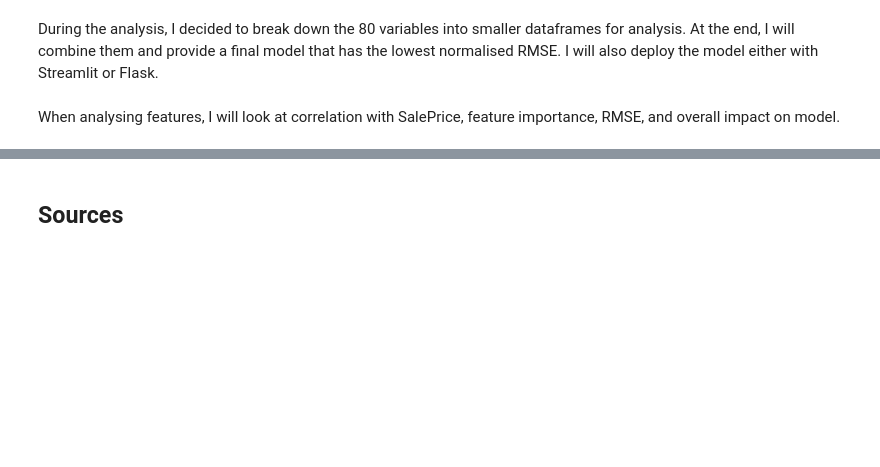
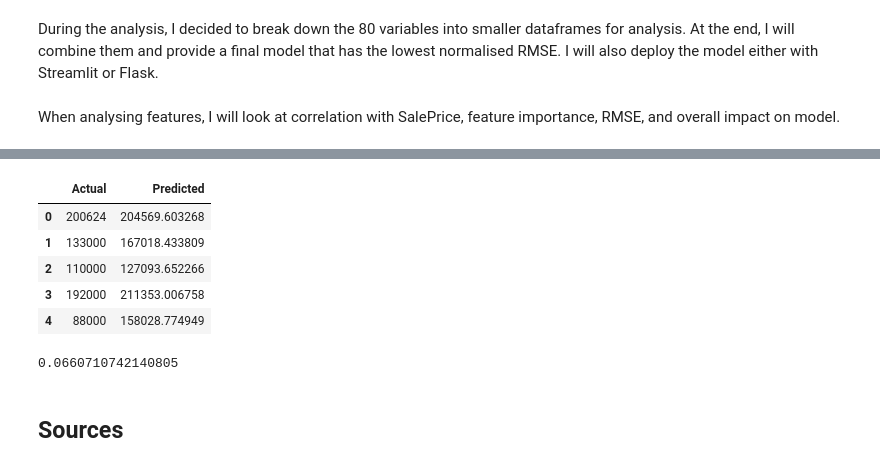
Before and after one commit to oliverkpan/IowaHousePricing, a Jupyter notebook: iowa_final.ipynb, the cells around one changed output, grey strips where cells are left out. Drawn from its saved outputs; the diff is of its cells as text; code cells hidden in the pictures; blank space fills up the shorter version.

```diff
--- a/iowa_final.ipynb
+++ b/iowa_final.ipynb
@@ -157,0 +206,9 @@ When analysing features, I will look at correlation with SalePrice, feature impo
+# %%
+#Convert columns to categorical
+basic_df["YearBuilt"] = basic_df["YearBuilt"].astype('category').cat.codes
+basic_df["Street"] = basic_df["Street"].astype('category').cat.codes
+basic_df["LotShape"] = basic_df["LotShape"].astype('category').cat.codes
+
+#Sample model and prediction
+X = basic_df.drop(["SalePrice"], axis = 1)
+y = basic_df[["SalePrice"]]
@@ -158,3 +231,24 @@ When analysing features, I will look at correlation with SalePrice, feature impo
+# %%
+X_train, X_test, y_train, y_test = train_test_split(X, y, test_size=0.33, random_state = 0)
+# %%
+lin_reg = LinearRegression()
+lin_reg.fit(X_train, y_train)
+y_pred = lin_reg.predict(X_test)
+# %%
+df = pd.DataFrame({'Actual': y_test["SalePrice"].to_list(), 'Predicted': list(y_pred.flatten())})
+df.head()
+# %% [output]
+|  | Actual | Predicted |
+| 0 | 200624 | 204569.603268 |
+| 1 | 133000 | 167018.433809 |
+| 2 | 110000 | 127093.652266 |
+| 3 | 192000 | 211353.006758 |
+| 4 | 88000 | 158028.774949 |
+# %%
+## Normalised RMSE
+sqrt(mean_squared_error(y_test, y_pred)) / (y_test["SalePrice"].max() - y_test["SalePrice"].min())
+# %% [output]
+0.0660710742140805
 # %% [markdown]
 ## Sources
 # %% [markdown]
```
Also changed, not shown: parts of 8 cells of this notebook.
